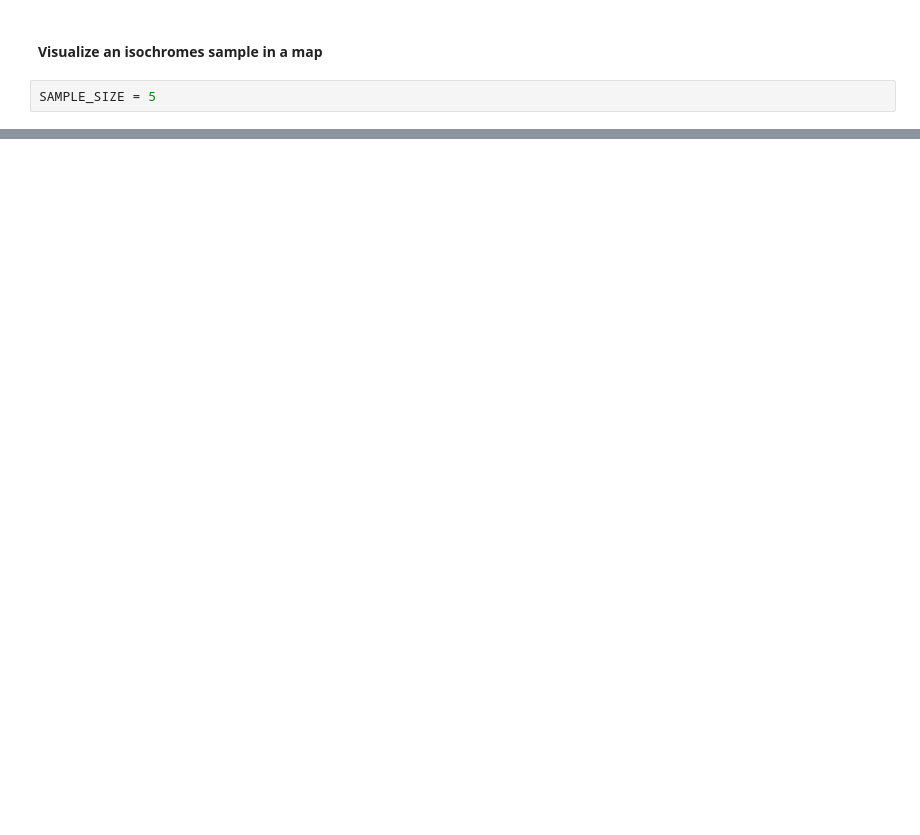
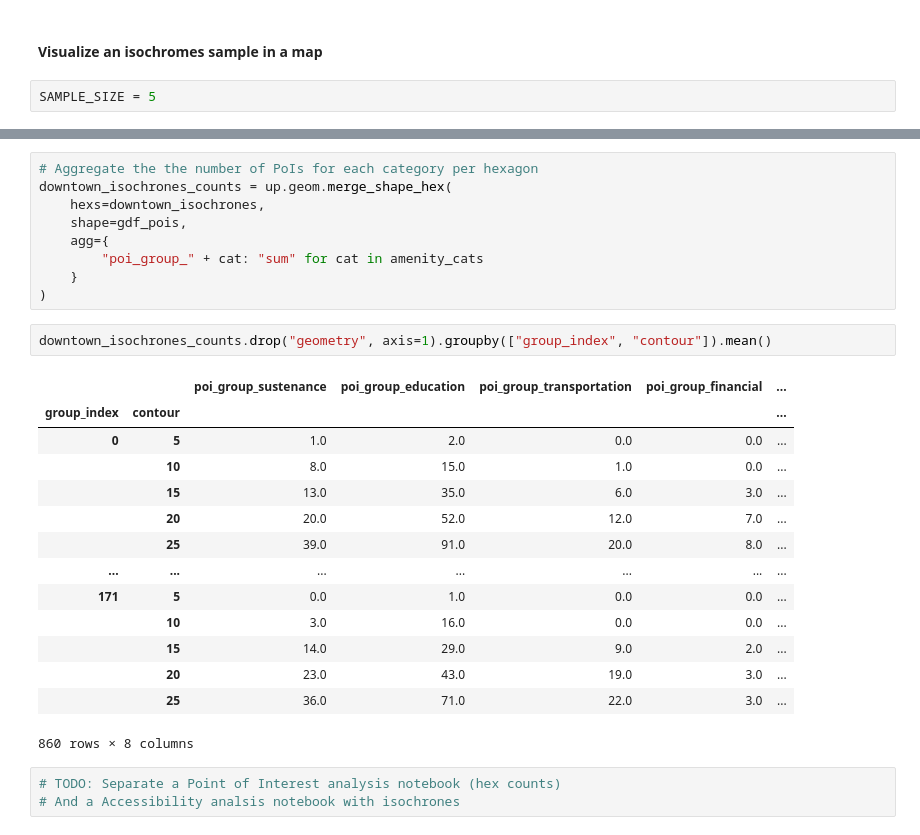
Before and after one commit to EL-BID/urbanpy, a Jupyter notebook: notebooks/UrbanServiceLevels.ipynb, the cells around one changed output, grey strips where cells are left out. Drawn from its saved outputs; the diff is of its cells as text; blank space fills up the shorter version.

```diff
--- a/notebooks/UrbanServiceLevels.ipynb
+++ b/notebooks/UrbanServiceLevels.ipynb
@@ -446,0 +210,29 @@ array([30, 25, 20, 15, 10,  5])
+# %%
+# Aggregate the the number of PoIs for each category per hexagon
+downtown_isochrones_counts = up.geom.merge_shape_hex(
+    hexs=downtown_isochrones,
+    shape=gdf_pois,
+    agg={
+        "poi_group_" + cat: "sum" for cat in amenity_cats
+    }
+)
+# %%
+downtown_isochrones_counts.drop("geometry", axis=1).groupby(["group_index", "contour"]).mean()
+# %% [output]
+|  |  | poi_group_sustenance | poi_group_education | poi_group_transportation | poi_group_financial | ... |
+| group_index | contour |  |  |  |  | ... |
+| 0 | 5 | 1.0 | 2.0 | 0.0 | 0.0 | ... |
+|  | 10 | 8.0 | 15.0 | 1.0 | 0.0 | ... |
+|  | 15 | 13.0 | 35.0 | 6.0 | 3.0 | ... |
+|  | 20 | 20.0 | 52.0 | 12.0 | 7.0 | ... |
+|  | 25 | 39.0 | 91.0 | 20.0 | 8.0 | ... |
+| ... | ... | ... | ... | ... | ... | ... |
+| 171 | 5 | 0.0 | 1.0 | 0.0 | 0.0 | ... |
+|  | 10 | 3.0 | 16.0 | 0.0 | 0.0 | ... |
+|  | 15 | 14.0 | 29.0 | 9.0 | 2.0 | ... |
+|  | 20 | 23.0 | 43.0 | 19.0 | 3.0 | ... |
+|  | 25 | 36.0 | 71.0 | 22.0 | 3.0 | ... |
+860 rows × 8 columns
+# %%
+# TODO: Separate a Point of Interest analysis notebook (hex counts)
+# And a Accessibility analsis notebook with isochrones
```
Also changed, not shown: parts of 60 cells of this notebook, 2 other files.
